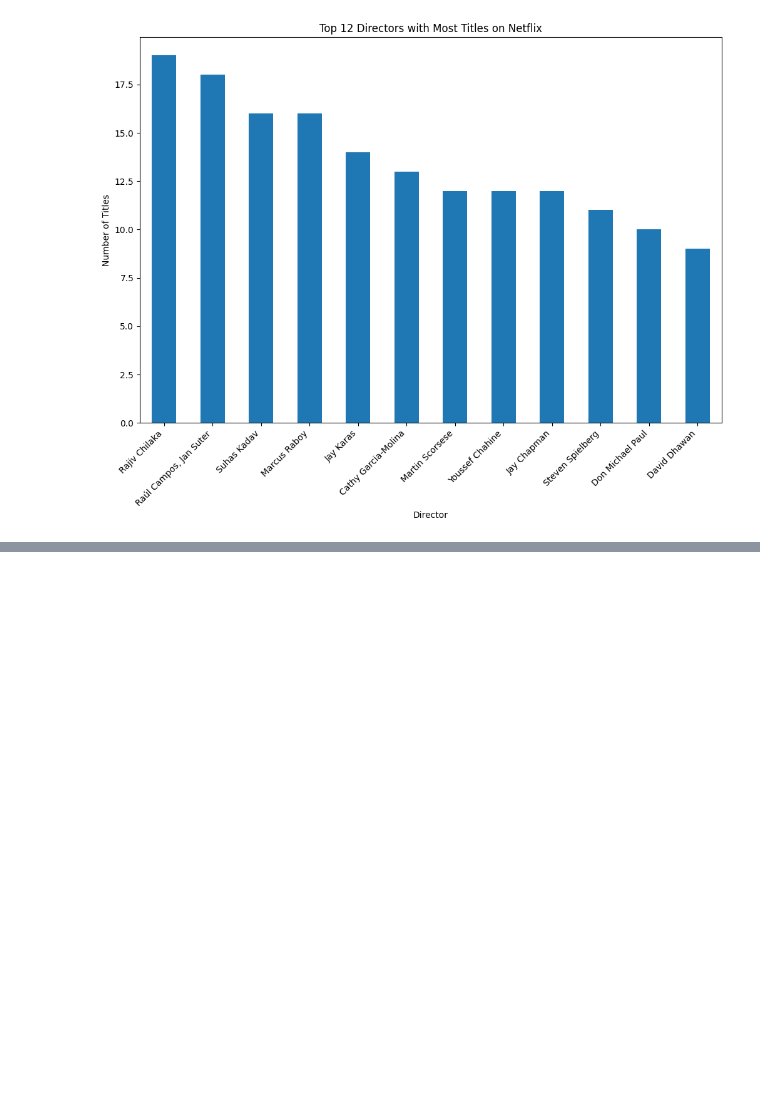
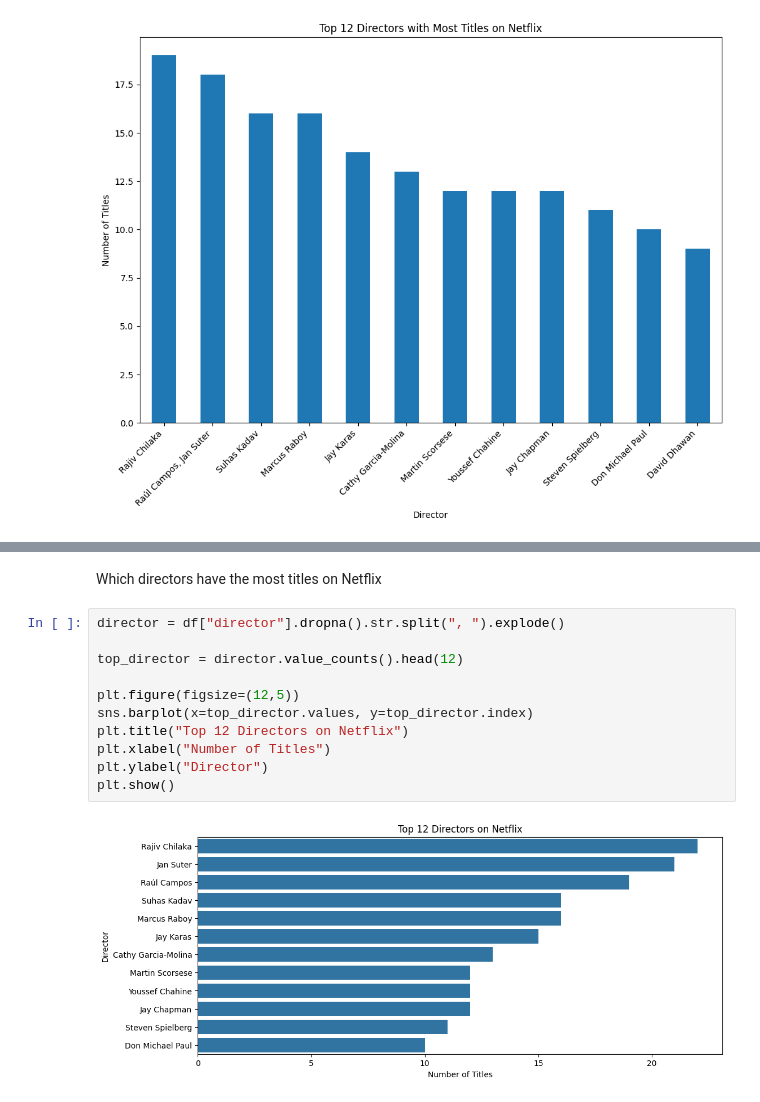
Before and after one commit to Srilahari9826/TASK-Python-pgm, a Jupyter notebook: netflix_project.ipynb, the cells around one changed output, grey strips where cells are left out. Saved outputs shown, nothing was run; the diff lists cells and outputs as text; blank space fills up the shorter version.

```diff
--- a/netflix_project.ipynb
+++ b/netflix_project.ipynb
@@ -152,0 +249,15 @@ plt.show()
+# %% [markdown]
+ Which directors have the most titles on Netflix
+# %%
+director = df["director"].dropna().str.split(", ").explode()
+
+top_director = director.value_counts().head(12)
+
+plt.figure(figsize=(12,5))
+sns.barplot(x=top_director.values, y=top_director.index)
+plt.title("Top 12 Directors on Netflix")
+plt.xlabel("Number of Titles")
+plt.ylabel("Director")
+plt.show()
+# %% [output]
+[figure, added]
```
Also changed, not shown: parts of 14 cells of this notebook.
